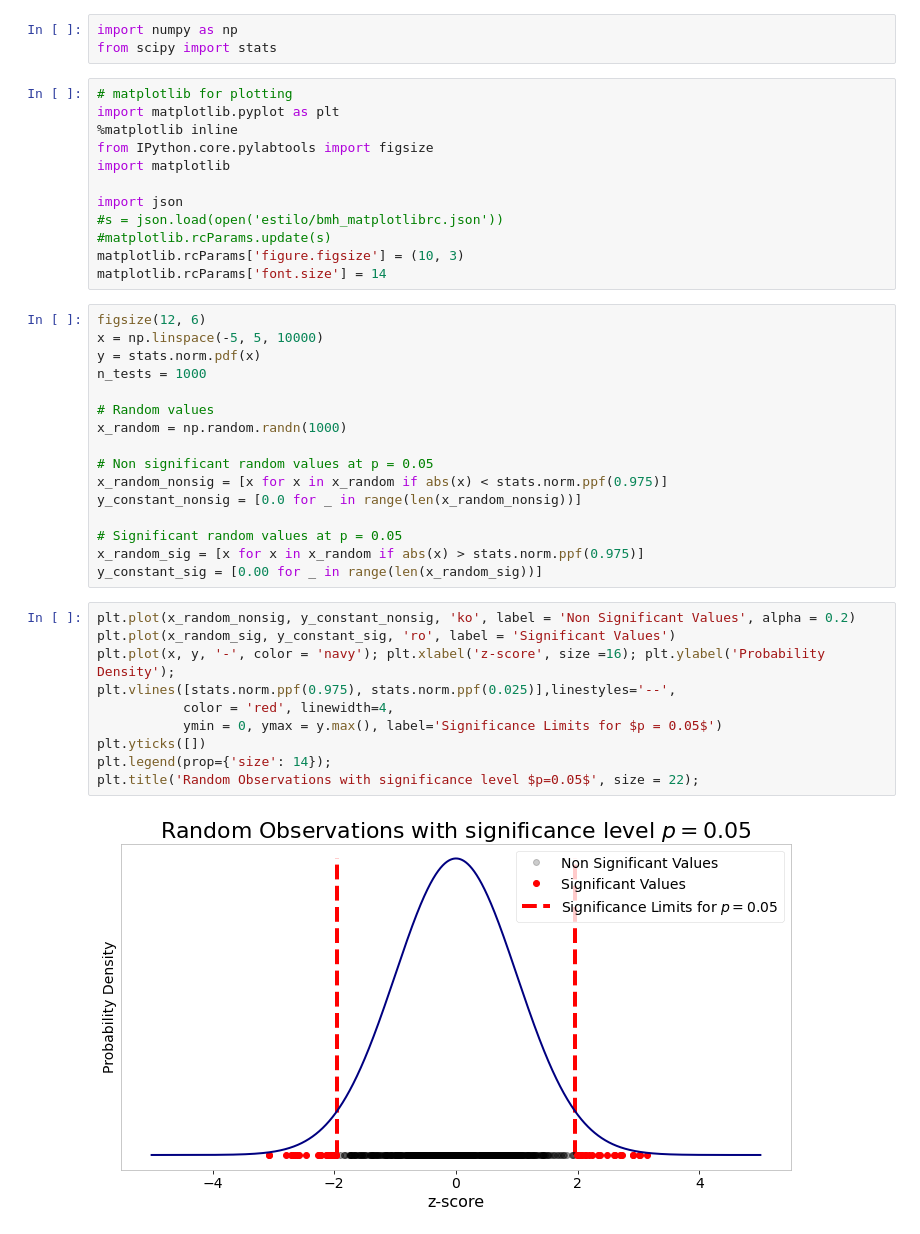
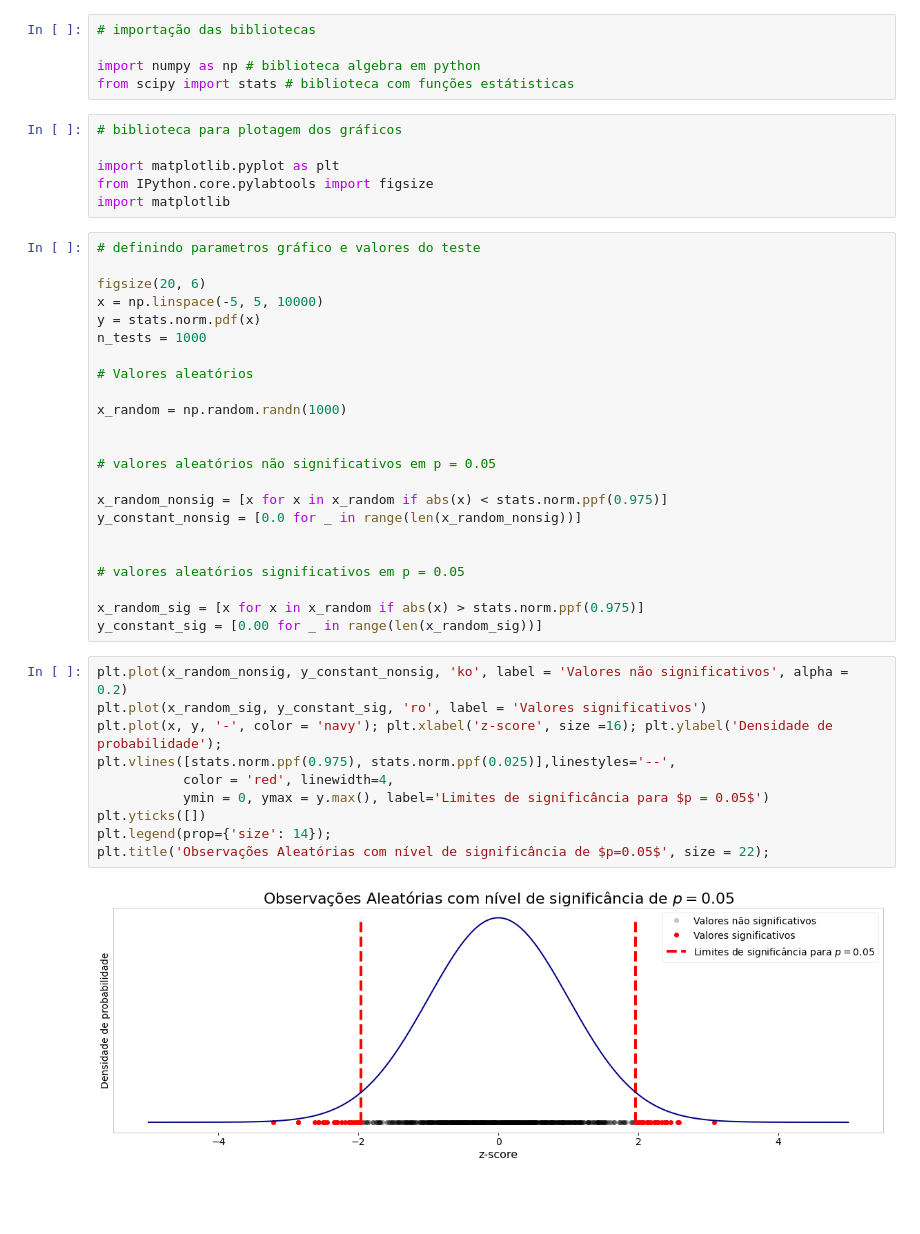
Before and after one commit to caiquemiranda/python-statistics, a Jupyter notebook: comparações-multiplas.ipynb, the cells around one changed output. Drawn from its saved outputs; the diff is of its cells as text; blank space fills up the shorter version.

Commit message:
update graph

```diff
--- a/comparações-multiplas.ipynb
+++ b/comparações-multiplas.ipynb
@@ -1,44 +1,47 @@
 # %%
-import numpy as np
-from scipy import stats
+# importação das bibliotecas
+
+import numpy as np # biblioteca algebra em python
+from scipy import stats # biblioteca com funções estátisticas
 # %%
-# matplotlib for plotting
+# biblioteca para plotagem dos gráficos
+
 import matplotlib.pyplot as plt
-%matplotlib inline
 from IPython.core.pylabtools import figsize
 import matplotlib
-
-import json
-#s = json.load(open('estilo/bmh_matplotlibrc.json'))
-#matplotlib.rcParams.update(s)
-matplotlib.rcParams['figure.figsize'] = (10, 3)
-matplotlib.rcParams['font.size'] = 14
 # %%
-figsize(12, 6)
+# definindo parametros gráfico e valores do teste
+
+figsize(20, 6)
 x = np.linspace(-5, 5, 10000)
 y = stats.norm.pdf(x)
 n_tests = 1000
 
-# Random values
+# Valores aleatórios
+
 x_random = np.random.randn(1000)
 
-# Non significant random values at p = 0.05
+
+# valores aleatórios não significativos em p = 0.05
+
 x_random_nonsig = [x for x in x_random if abs(x) < stats.norm.ppf(0.975)]
 y_constant_nonsig = [0.0 for _ in range(len(x_random_nonsig))]
 
-# Significant random values at p = 0.05
+
+# valores aleatórios significativos em p = 0.05
+
 x_random_sig = [x for x in x_random if abs(x) > stats.norm.ppf(0.975)]
 y_constant_sig = [0.00 for _ in range(len(x_random_sig))]
 # %%
-plt.plot(x_random_nonsig, y_constant_nonsig, 'ko', label = 'Non Significant Values', alpha = 0.2)
-plt.plot(x_random_sig, y_constant_sig, 'ro', label = 'Significant Values')
-plt.plot(x, y, '-', color = 'navy'); plt.xlabel('z-score', size =16); plt.ylabel('Probability Density');
+plt.plot(x_random_nonsig, y_constant_nonsig, 'ko', label = 'Valores não significativos', alpha = 0.2)
+plt.plot(x_random_sig, y_constant_sig, 'ro', label = 'Valores significativos')
+plt.plot(x, y, '-', color = 'navy'); plt.xlabel('z-score', size =16); plt.ylabel('Densidade de probabilidade');
 plt.vlines([stats.norm.ppf(0.975), stats.norm.ppf(0.025)],linestyles='--',
            color = 'red', linewidth=4,
-           ymin = 0, ymax = y.max(), label='Significance Limits for $p = 0.05$')
+           ymin = 0, ymax = y.max(), label='Limites de significância para $p = 0.05$')
 plt.yticks([])
 plt.legend(prop={'size': 14});
-plt.title('Random Observations with significance level $p=0.05$', size = 22);
+plt.title('Observações Aleatórias com nível de significância de $p=0.05$', size = 22);
 # %% [output]
-[figure, old version]
+[figure, new version]
 # %%
```
Also changed, not shown: parts of 2 cells of this notebook.
